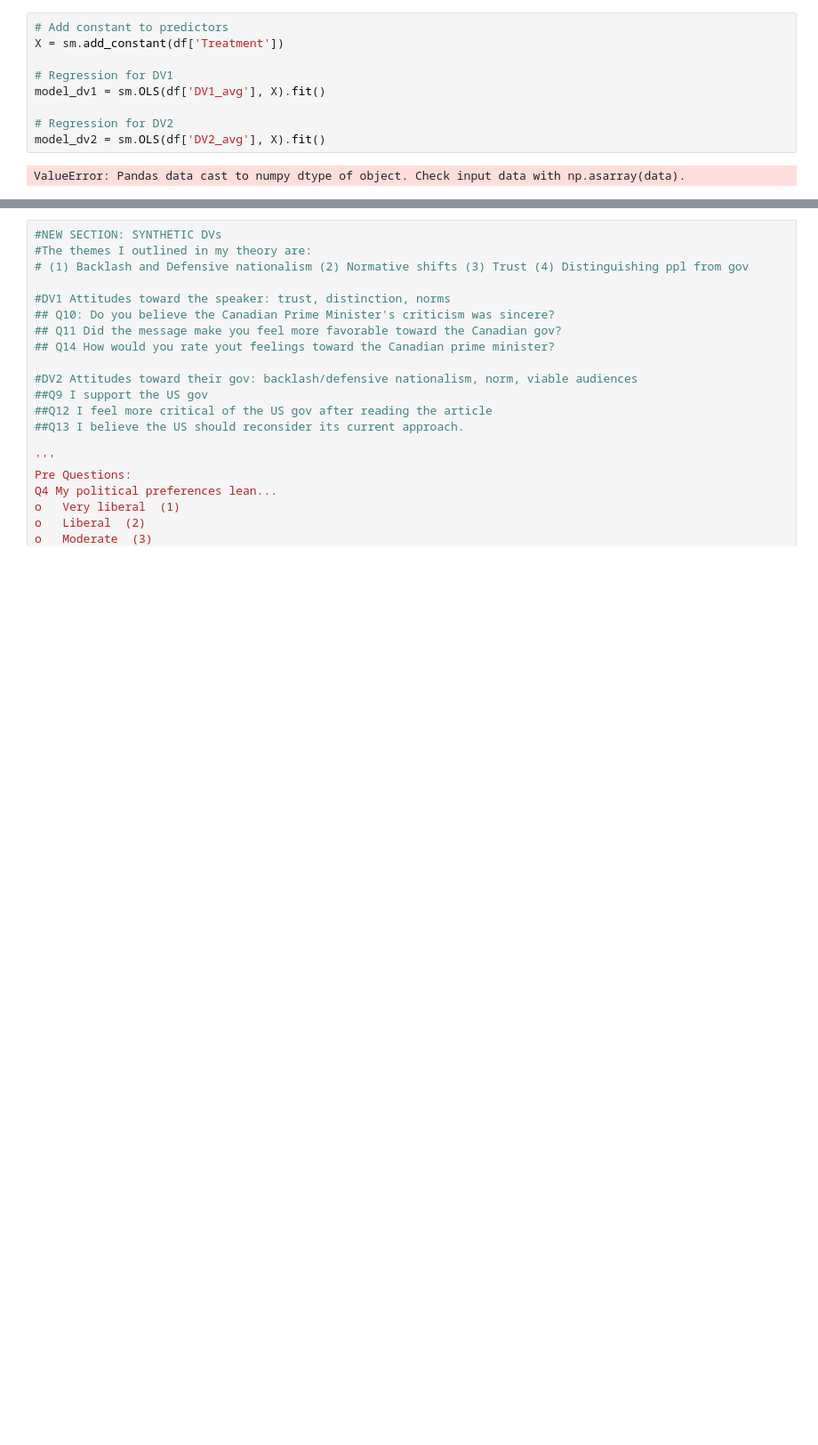
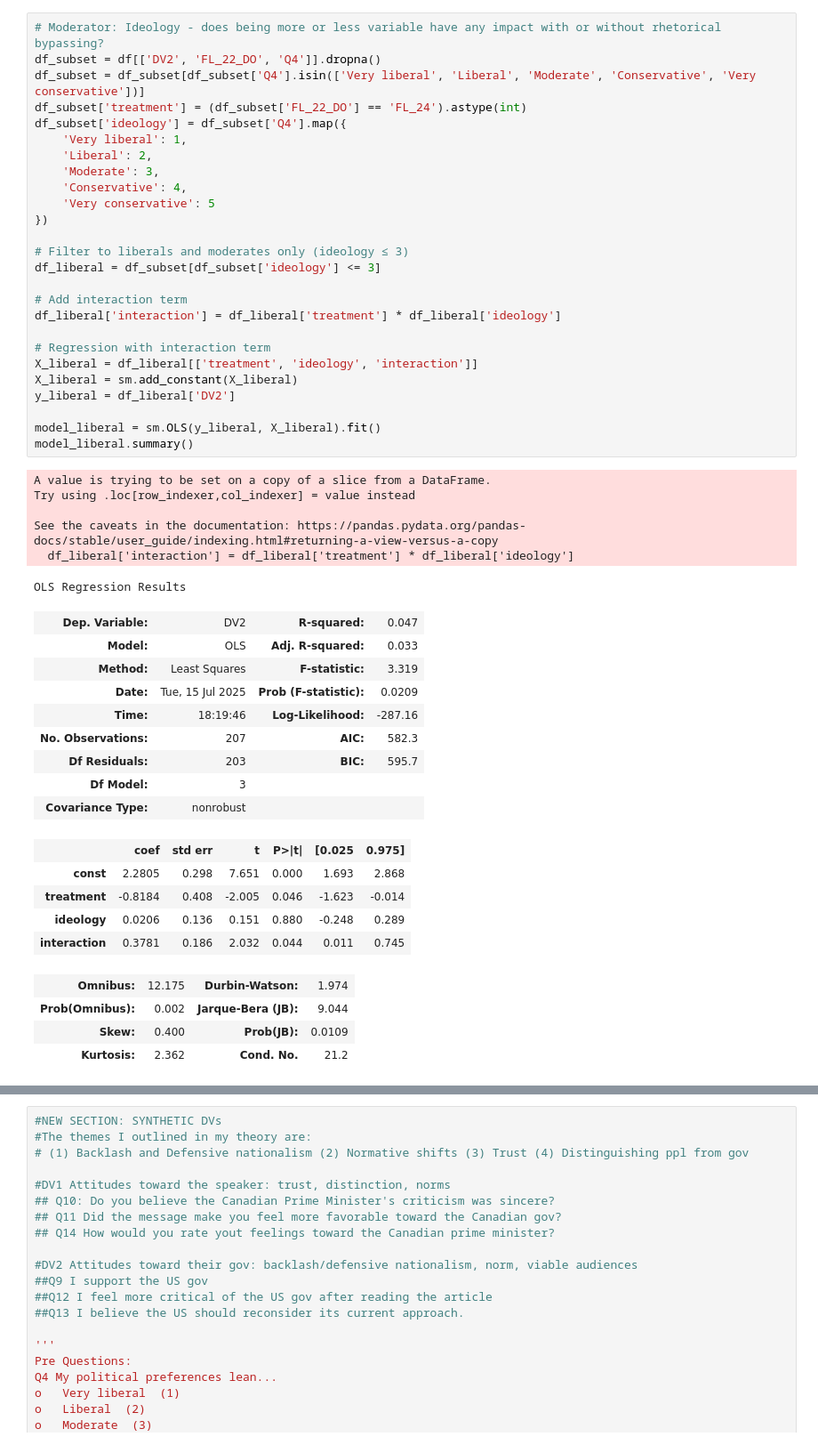
Before and after one commit to lmsobhani/Thesis, a Jupyter notebook: SurveyAnalysis2.ipynb, the cells around one changed output, grey strips where cells are left out. Shown at 89% size. Drawn from its saved outputs; the diff is of its cells as text; blank space fills up the shorter version.

```diff
--- a/SurveyAnalysis2.ipynb
+++ b/SurveyAnalysis2.ipynb
@@ -55,11 +60,51 @@ ValueError: zero-size array to reduction operation maximum which has no identity
-# %%
-# Add constant to predictors
-X = sm.add_constant(df['Treatment'])
-
-# Regression for DV1
-model_dv1 = sm.OLS(df['DV1_avg'], X).fit()
-
-# Regression for DV2
-model_dv2 = sm.OLS(df['DV2_avg'], X).fit()
-# %% [output]
-ValueError: Pandas data cast to numpy dtype of object. Check input data with np.asarray(data).
+# %%
+# Moderator: Ideology - does being more or less variable have any impact with or without rhetorical bypassing?
+df_subset = df[['DV2', 'FL_22_DO', 'Q4']].dropna()
+df_subset = df_subset[df_subset['Q4'].isin(['Very liberal', 'Liberal', 'Moderate', 'Conservative', 'Very conservative'])]
+df_subset['treatment'] = (df_subset['FL_22_DO'] == 'FL_24').astype(int)
+df_subset['ideology'] = df_subset['Q4'].map({
+    'Very liberal': 1,
+    'Liberal': 2,
+    'Moderate': 3,
+    'Conservative': 4,
+    'Very conservative': 5
+})
+
+# Filter to liberals and moderates only (ideology ≤ 3)
+df_liberal = df_subset[df_subset['ideology'] <= 3]
+
+# Add interaction term
+df_liberal['interaction'] = df_liberal['treatment'] * df_liberal['ideology']
+
+# Regression with interaction term
+X_liberal = df_liberal[['treatment', 'ideology', 'interaction']]
+X_liberal = sm.add_constant(X_liberal)
+y_liberal = df_liberal['DV2']
+
+model_liberal = sm.OLS(y_liberal, X_liberal).fit()
+model_liberal.summary()
+# %% [output]
+A value is trying to be set on a copy of a slice from a DataFrame.
+Try using .loc[row_indexer,col_indexer] = value instead
+
+See the caveats in the documentation: https://pandas.pydata.org/pandas-docs/stable/user_guide/indexing.html#returning-a-view-versus-a-copy
+  df_liberal['interaction'] = df_liberal['treatment'] * df_liberal['ideology']
+OLS Regression Results
+| Dep. Variable: | DV2 | R-squared: | 0.047 |
+| Model: | OLS | Adj. R-squared: | 0.033 |
+| Method: | Least Squares | F-statistic: | 3.319 |
+| Date: | Tue, 15 Jul 2025 | Prob (F-statistic): | 0.0209 |
+| Time: | 18:19:46 | Log-Likelihood: | -287.16 |
+| No. Observations: | 207 | AIC: | 582.3 |
+| Df Residuals: | 203 | BIC: | 595.7 |
+| Df Model: | 3 |  |  |
+| Covariance Type: | nonrobust |  |  |
+|  | coef | std err | t | P>|t| | [0.025 | 0.975] |
+| const | 2.2805 | 0.298 | 7.651 | 0.000 | 1.693 | 2.868 |
+| treatment | -0.8184 | 0.408 | -2.005 | 0.046 | -1.623 | -0.014 |
+| ideology | 0.0206 | 0.136 | 0.151 | 0.880 | -0.248 | 0.289 |
+| interaction | 0.3781 | 0.186 | 2.032 | 0.044 | 0.011 | 0.745 |
+| Omnibus: | 12.175 | Durbin-Watson: | 1.974 |
+| Prob(Omnibus): | 0.002 | Jarque-Bera (JB): | 9.044 |
+| Skew: | 0.400 | Prob(JB): | 0.0109 |
+| Kurtosis: | 2.362 | Cond. No. | 21.2 |
```
Also changed, not shown: parts of 5 cells of this notebook.
